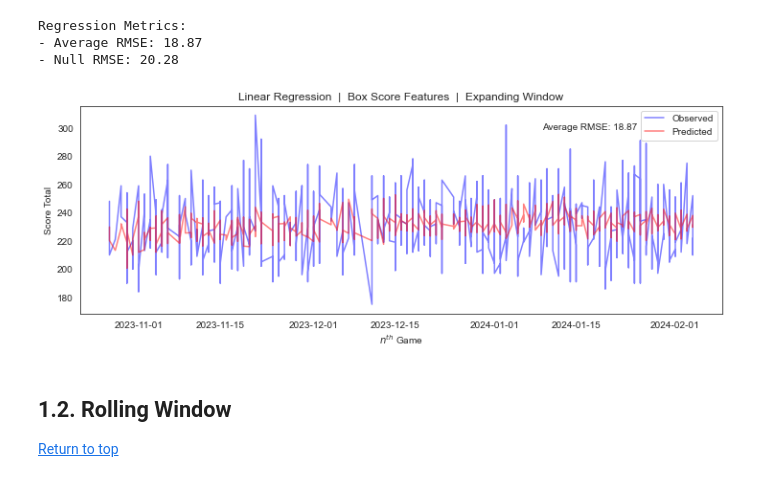
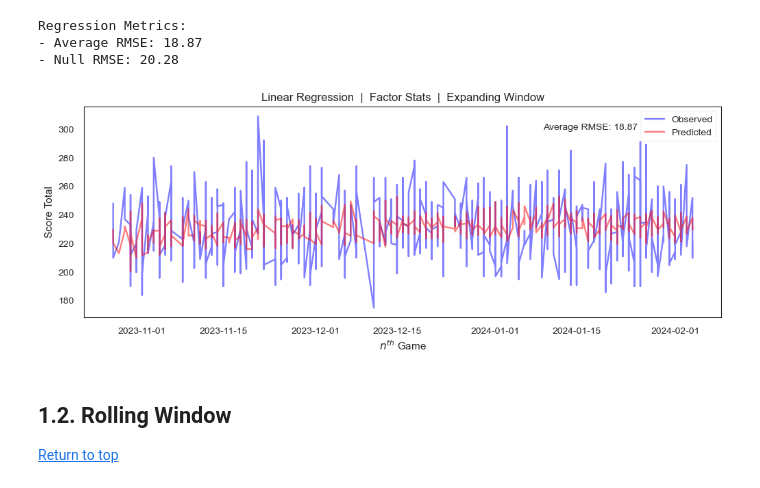
Before and after one commit to stevenworthington/sports_betting, a Jupyter notebook: code/models_ml/01f_GLMbaseline_FactorStats.ipynb, the cells around one changed output. Saved outputs shown, nothing was run; the diff lists cells and outputs as text; code cells hidden in the pictures.

```diff
--- a/code/models_ml/01f_GLMbaseline_FactorStats.ipynb
+++ b/code/models_ml/01f_GLMbaseline_FactorStats.ipynb
@@ -227,16 +229,16 @@ Regression Metrics:
 - Null RMSE: 20.28
 # %%
 utl.plot_model_performance(
-    title='Linear Regression  |  Box Score Features  |  Expanding Window',
+    title='Linear Regression  |  Factor Stats  |  Expanding Window',
     y_label='Score Total',
     metric=metrics['average_rmse'],
     df=df,
     model_outputs=model_outputs,
     target_col=target_col,
     initial_train_size=initial_train_size
 )
 # %% [output]
-[figure, old version]
+[figure, new version]
 # %% [markdown]
 <a name="1.2.-Rolling-Window"></a>
 ## 1.2. Rolling Window
```
Also changed, not shown: parts of 16 cells of this notebook, 16 other files.
